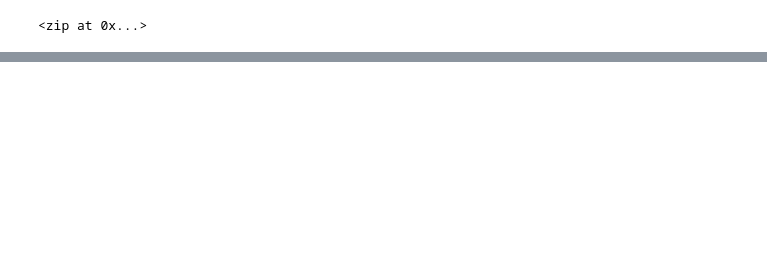
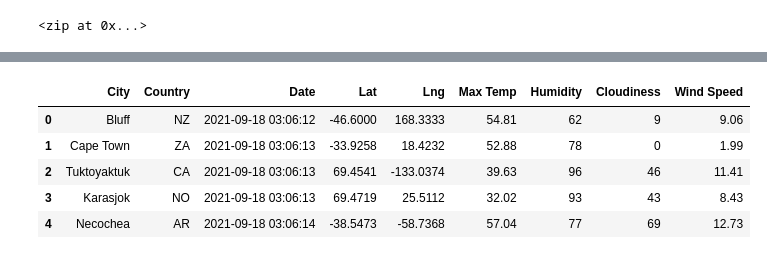
Before and after one commit to VChandler/World_Weather_Analysis, a Jupyter notebook: WeatherPy.ipynb, the cells around one changed output, grey strips where cells are left out. Drawn from its saved outputs; the diff is of its cells as text; code cells hidden in the pictures; blank space fills up the shorter version.

```diff
--- a/WeatherPy.ipynb
+++ b/WeatherPy.ipynb
@@ -36,0 +139,12 @@ len(cities)
+# %%
+# Reorder data frame
+new_column_order = ['City','Country','Date','Lat','Lng','Max Temp','Humidity','Cloudiness','Wind Speed']
+city_date_df = city_data_df[new_column_order]
+city_date_df.head()
+# %% [output]
+|  | City | Country | Date | Lat | Lng | Max Temp | Humidity | Cloudiness | Wind Speed |
+| 0 | Bluff | NZ | 2021-09-18 03:06:12 | -46.6000 | 168.3333 | 54.81 | 62 | 9 | 9.06 |
+| 1 | Cape Town | ZA | 2021-09-18 03:06:13 | -33.9258 | 18.4232 | 52.88 | 78 | 0 | 1.99 |
+| 2 | Tuktoyaktuk | CA | 2021-09-18 03:06:13 | 69.4541 | -133.0374 | 39.63 | 96 | 46 | 11.41 |
+| 3 | Karasjok | NO | 2021-09-18 03:06:13 | 69.4719 | 25.5112 | 32.02 | 93 | 43 | 8.43 |
+| 4 | Necochea | AR | 2021-09-18 03:06:14 | -38.5473 | -58.7368 | 57.04 | 77 | 69 | 12.73 |
```
Also changed, not shown: parts of 7 cells of this notebook, 1 other file.
